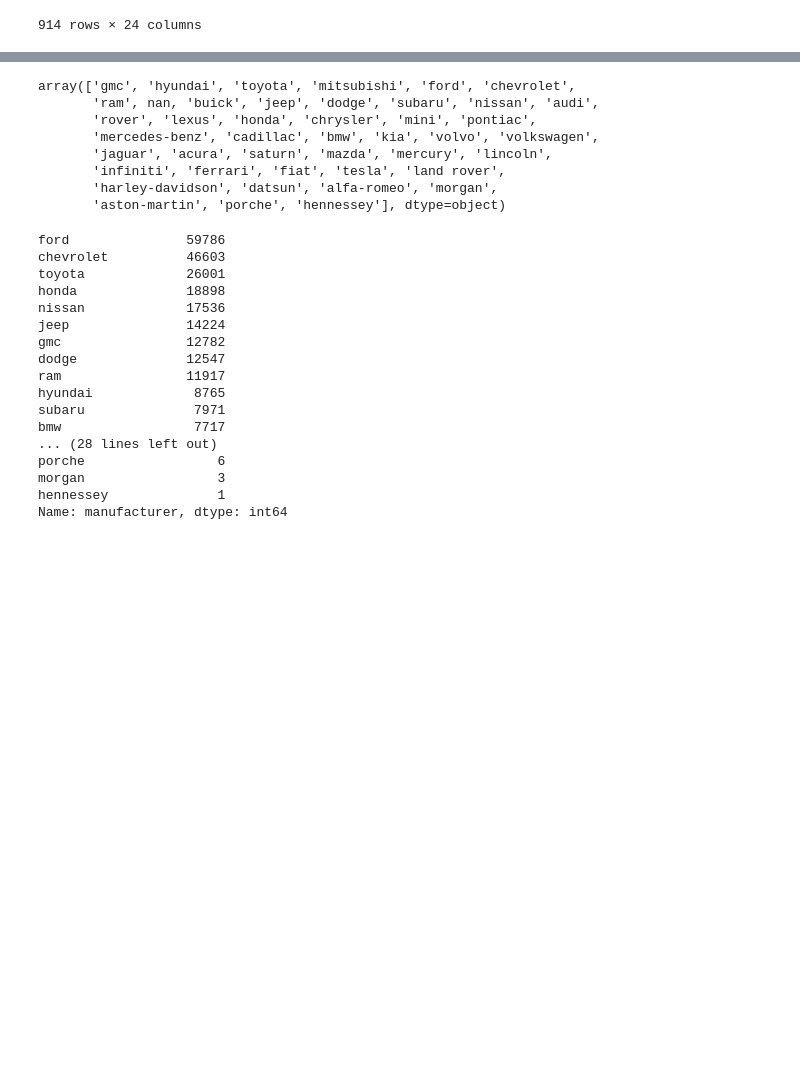
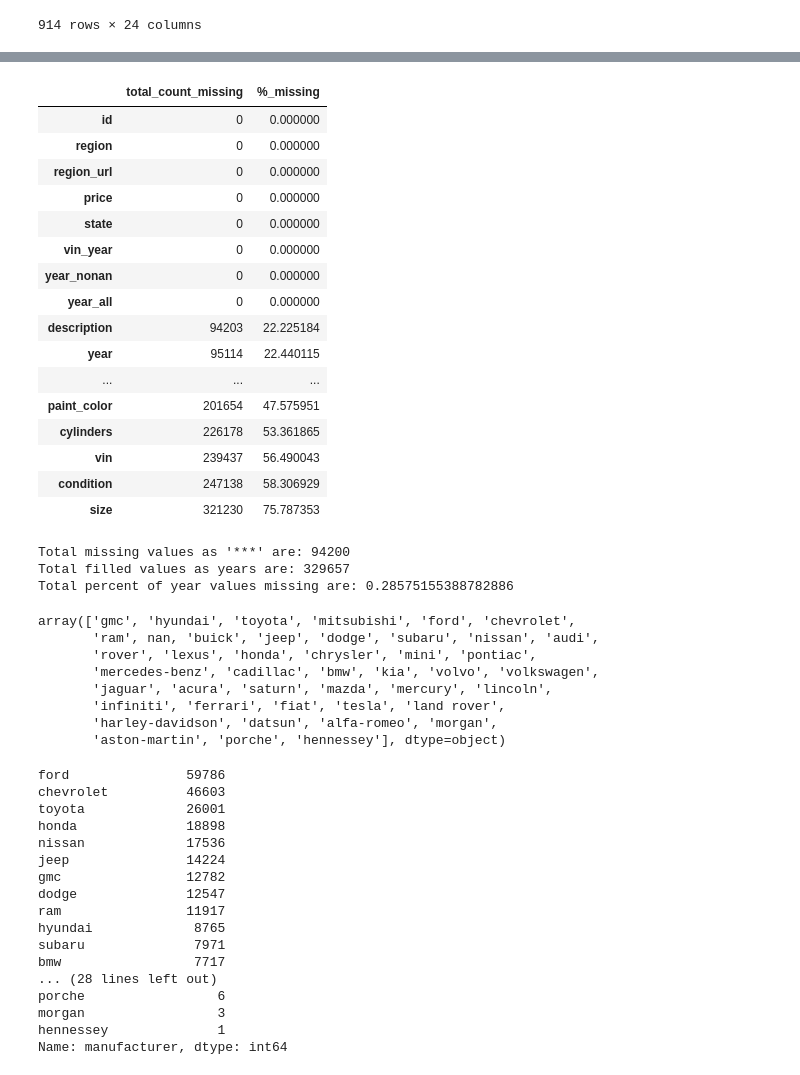
Before and after one commit to kmantha95/Predicting-Used-Car-Prices-CapstoneProject, a Jupyter notebook: predicting used car value - data wrangling.ipynb, the cells around one changed output, grey strips where cells are left out. Cells and saved outputs as stored; diff of their text form; code cells hidden in the pictures; blank space fills up the shorter version.

Commit message:
updated dataframe with vin decoded to generate complete column of all available years

```diff
--- a/predicting used car value - data wrangling.ipynb
+++ b/predicting used car value - data wrangling.ipynb
@@ -175,8 +173,5 @@ vin_testlist = vin_digit10[2050:2070]
 # %%
 #match the key from vin_kv_dict to the character in vin_digit10, and replace with the value from the dictionary (the year)
-
-for key, value in vin_kv_dict.items():
-    if key not in vin_testlist:
-        continue
-    index = vin_testlist.index(key)
-    vin_testlist[index] = value
+#save decoded value in new list which will get appended to dataframe
+vin_decoded_digit10 = [vin_kv_dict.get(key, '***') for key in vin_digit10]
+vin_decoded_digit10[20000:20010]
@@ -206,6 +186,6 @@ vin_testlist
 # %%
 #insert the vin_year list as a column in the dataframe
-vehicle_data_drops['vin_year'] = vin_digit10
+vehicle_data_drops['vin_year'] = vin_decoded_digit10
 # %%
 vehicle_data_drops.head()
 # %% [output]
@@ -255,3 +235,33 @@ SyntaxError: invalid syntax (<ipython-input-102-37496b0922db>, line 5)
+# %%
+missing_data = pd.concat([vehicle_data_drops.isnull().sum(), 100 * vehicle_data_drops.isnull().mean()], axis=1)
+missing_data.columns=['total_count_missing', '%_missing']
+missing_data.sort_values(by=['total_count_missing', '%_missing'])
+# %% [output]
+|  | total_count_missing | %_missing |
+| id | 0 | 0.000000 |
+| region | 0 | 0.000000 |
+| region_url | 0 | 0.000000 |
+| price | 0 | 0.000000 |
+| state | 0 | 0.000000 |
+| vin_year | 0 | 0.000000 |
+| year_nonan | 0 | 0.000000 |
+| year_all | 0 | 0.000000 |
+| description | 94203 | 22.225184 |
+| year | 95114 | 22.440115 |
+| ... | ... | ... |
+| paint_color | 201654 | 47.575951 |
+| cylinders | 226178 | 53.361865 |
+| vin | 239437 | 56.490043 |
+| condition | 247138 | 58.306929 |
+| size | 321230 | 75.787353 |
+# %%
+print("Total missing values as '***' are:", np.sum(vehicle_data_drops['year_all'] == '***'))
+print('Total filled values as years are:', np.sum(vehicle_data_drops['year_all'] != '***'))
+print('Total percent of year values missing are:', (np.sum(vehicle_data_drops['year_all'] == '***'))/(np.sum(vehicle_data_drops['year_all'] != '***')))
+# %% [output]
+Total missing values as '***' are: 94200
+Total filled values as years are: 329657
+Total percent of year values missing are: 0.28575155388782886
 # %%
 vehicle_data_drops['manufacturer'].unique()
 # %% [output]
```
Also changed, not shown: parts of 7 cells of this notebook.
